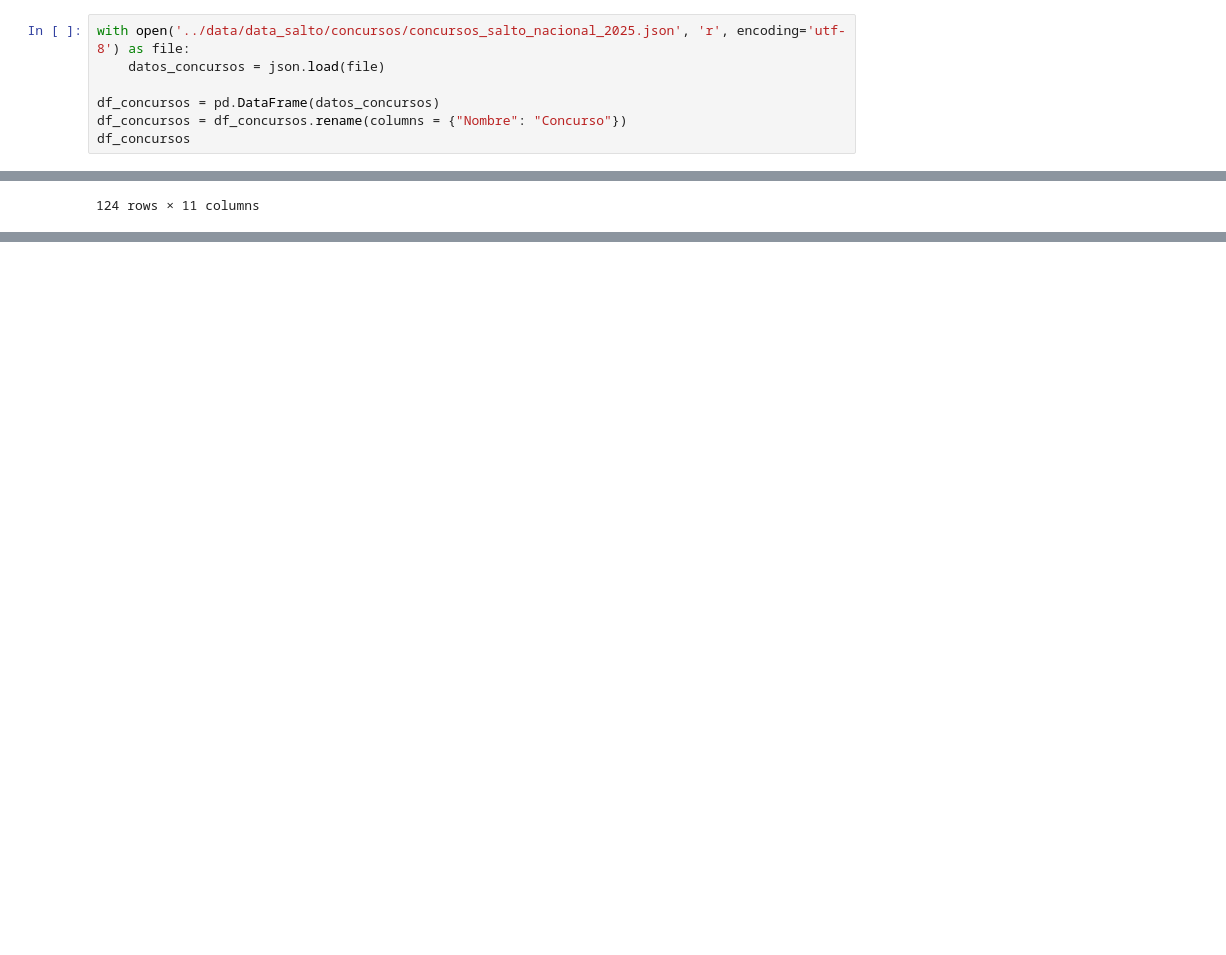
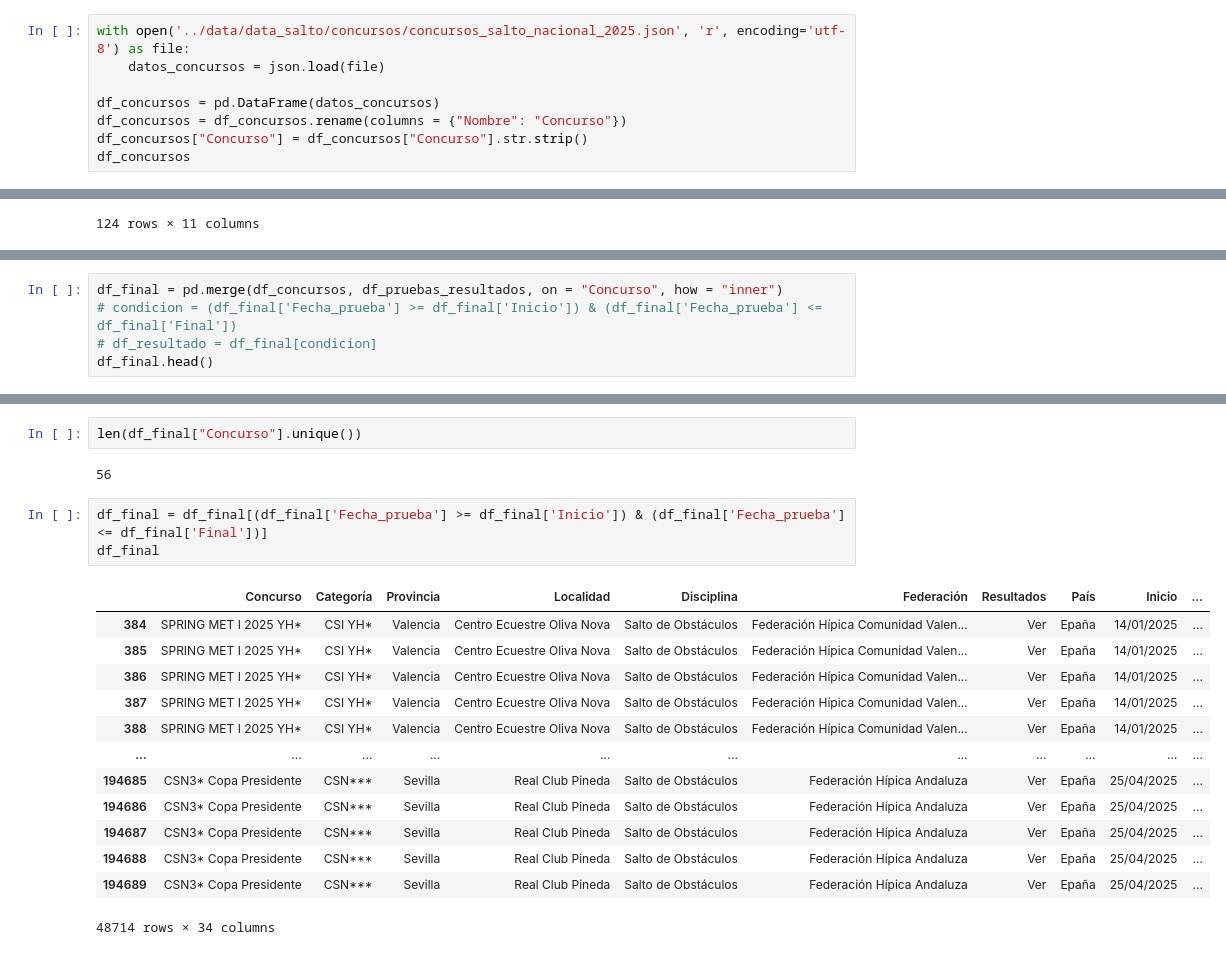
Before and after one commit to Gabijc/Proyecto_final_hipica, a Jupyter notebook: Notebooks/pruebas_carga.ipynb, the cells around one changed output, grey strips where cells are left out. Cells and saved outputs as stored; diff of their text form; blank space fills up the shorter version.

```diff
--- a/Notebooks/pruebas_carga.ipynb
+++ b/Notebooks/pruebas_carga.ipynb
@@ -7,6 +7,7 @@ with open('../data/data_salto/concursos/concursos_salto_nacional_2025.json', 'r'
 
 df_concursos = pd.DataFrame(datos_concursos)
 df_concursos = df_concursos.rename(columns = {"Nombre": "Concurso"})
+df_concursos["Concurso"] = df_concursos["Concurso"].str.strip()
 df_concursos
 # %% [output]
 |  | Concurso | Categoría | Provincia | Localidad | Disciplina | Federación | Resultados | País | Inicio | ... |
@@ -41,0 +82,5 @@ df_pruebas_resultados
+# %%
+df_final = pd.merge(df_concursos, df_pruebas_resultados, on = "Concurso", how = "inner")
+# condicion = (df_final['Fecha_prueba'] >= df_final['Inicio']) & (df_final['Fecha_prueba'] <= df_final['Final'])
+# df_resultado = df_final[condicion]
+df_final.head()
@@ -41,0 +94,21 @@ df_pruebas_resultados
+# %%
+len(df_final["Concurso"].unique())
+# %% [output]
+56
+# %%
+df_final = df_final[(df_final['Fecha_prueba'] >= df_final['Inicio']) & (df_final['Fecha_prueba'] <= df_final['Final'])]
+df_final
+# %% [output]
+|  | Concurso | Categoría | Provincia | Localidad | Disciplina | Federación | Resultados | País | Inicio | ... |
+| 384 | SPRING MET I 2025 YH* | CSI YH* | Valencia | Centro Ecuestre Oliva Nova | Salto de Obstáculos | Federación Hípica Comunidad Valen... | Ver | Epaña | 14/01/2025 | ... |
+| 385 | SPRING MET I 2025 YH* | CSI YH* | Valencia | Centro Ecuestre Oliva Nova | Salto de Obstáculos | Federación Hípica Comunidad Valen... | Ver | Epaña | 14/01/2025 | ... |
+| 386 | SPRING MET I 2025 YH* | CSI YH* | Valencia | Centro Ecuestre Oliva Nova | Salto de Obstáculos | Federación Hípica Comunidad Valen... | Ver | Epaña | 14/01/2025 | ... |
+| 387 | SPRING MET I 2025 YH* | CSI YH* | Valencia | Centro Ecuestre Oliva Nova | Salto de Obstáculos | Federación Hípica Comunidad Valen... | Ver | Epaña | 14/01/2025 | ... |
+| 388 | SPRING MET I 2025 YH* | CSI YH* | Valencia | Centro Ecuestre Oliva Nova | Salto de Obstáculos | Federación Hípica Comunidad Valen... | Ver | Epaña | 14/01/2025 | ... |
+| ... | ... | ... | ... | ... | ... | ... | ... | ... | ... | ... |
+| 194685 | CSN3* Copa Presidente | CSN*** | Sevilla | Real Club Pineda | Salto de Obstáculos | Federación Hípica Andaluza | Ver | Epaña | 25/04/2025 | ... |
+| 194686 | CSN3* Copa Presidente | CSN*** | Sevilla | Real Club Pineda | Salto de Obstáculos | Federación Hípica Andaluza | Ver | Epaña | 25/04/2025 | ... |
+| 194687 | CSN3* Copa Presidente | CSN*** | Sevilla | Real Club Pineda | Salto de Obstáculos | Federación Hípica Andaluza | Ver | Epaña | 25/04/2025 | ... |
+| 194688 | CSN3* Copa Presidente | CSN*** | Sevilla | Real Club Pineda | Salto de Obstáculos | Federación Hípica Andaluza | Ver | Epaña | 25/04/2025 | ... |
+| 194689 | CSN3* Copa Presidente | CSN*** | Sevilla | Real Club Pineda | Salto de Obstáculos | Federación Hípica Andaluza | Ver | Epaña | 25/04/2025 | ... |
+48714 rows × 34 columns
```
Also changed, not shown: parts of 13 cells of this notebook, 2 other files.
